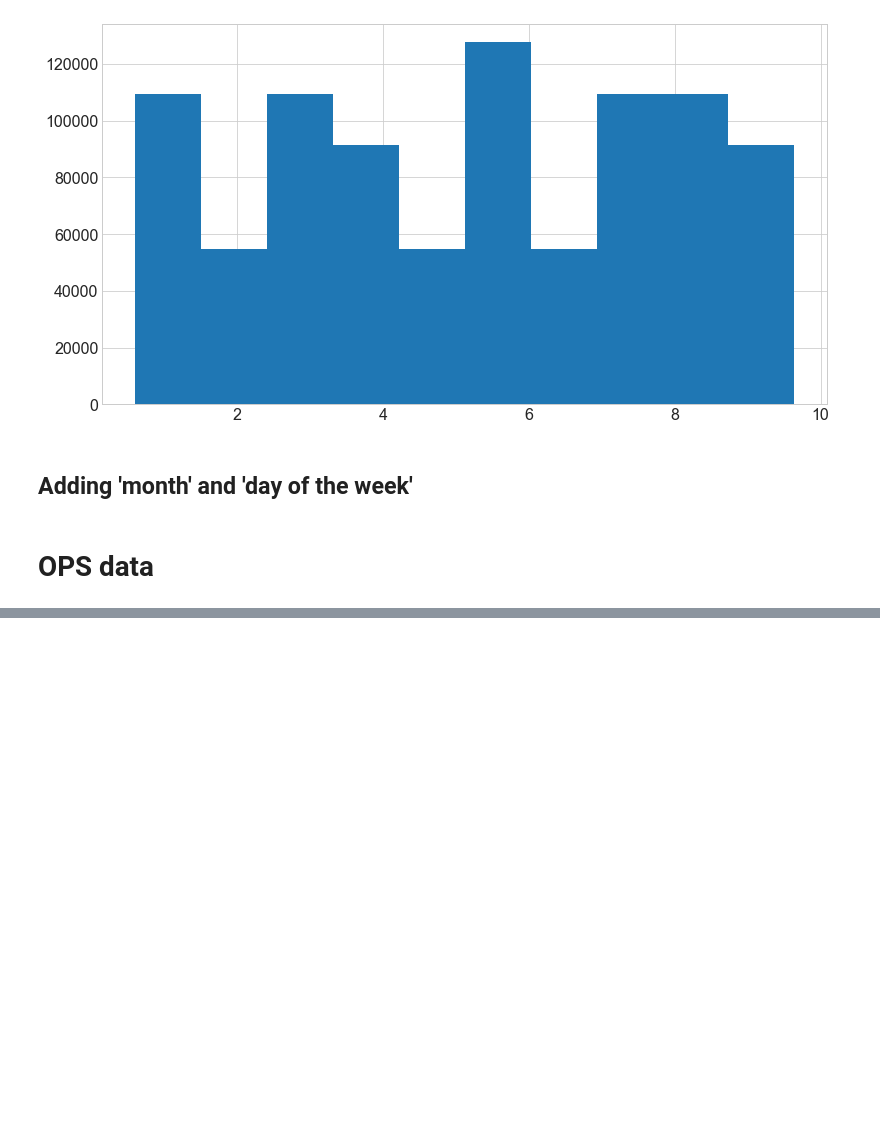
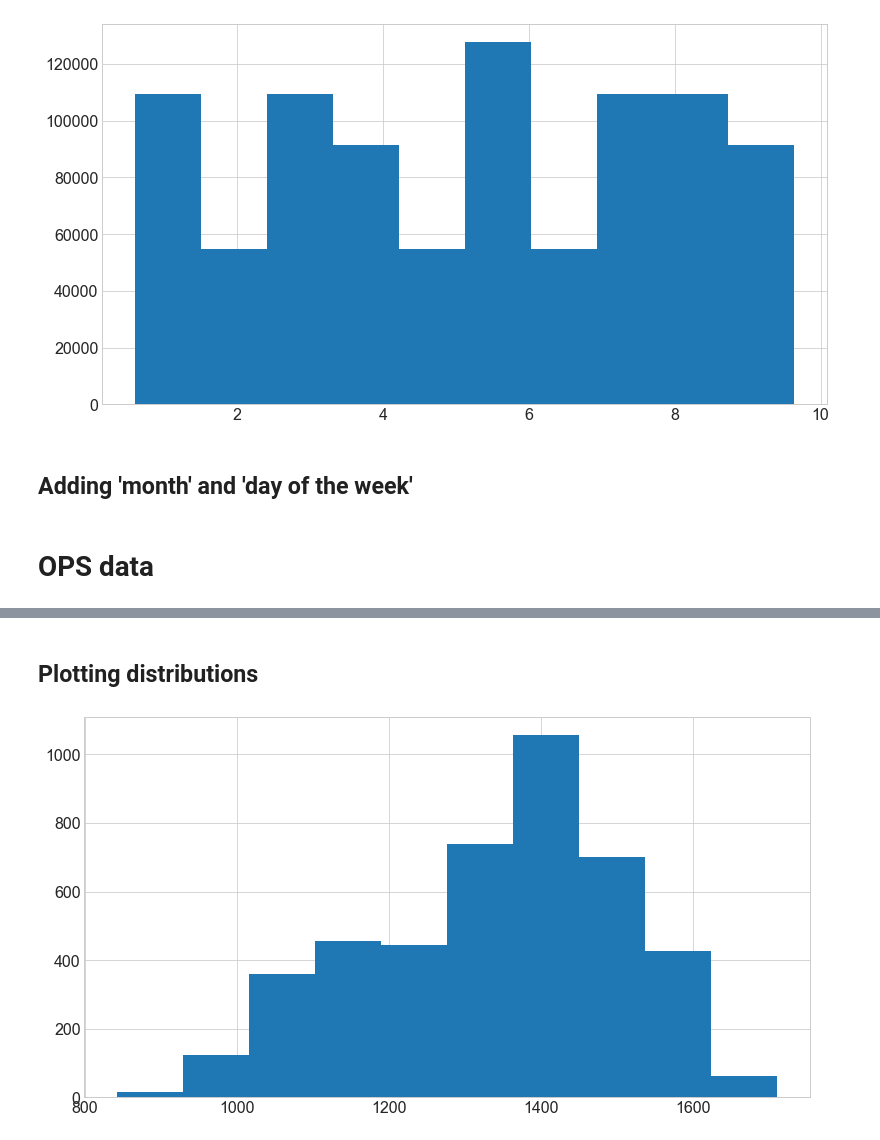
Before and after one commit to Michael-Austin-Mesa/time-series-exercises, a Jupyter notebook: prepare-exercises.ipynb, the cells around one changed output, grey strips where cells are left out. Cells and saved outputs as stored; diff of their text form; code cells hidden in the pictures; blank space fills up the shorter version.

```diff
--- a/prepare-exercises.ipynb
+++ b/prepare-exercises.ipynb
@@ -89,3 +90,5 @@ df['sales_total'] = df.sale_amount * df.item_price
 #df.sales_total
 # %% [markdown]
 # OPS data
+# %%
+ops = pd.read_csv('https://raw.githubusercontent.com/jenfly/opsd/master/opsd_germany_daily.csv')
@@ -91,0 +111,10 @@ df['sales_total'] = df.sale_amount * df.item_price
+# %%
+ops.Date = pd.to_datetime(ops.Date)
+ops = ops.set_index("Date").sort_index()
+# %% [markdown]
+## Plotting distributions
+# %%
+plt.hist(ops.Consumption)
+plt.show()
+# %% [output]
+[figure, added]
```
Also changed, not shown: parts of 10 cells of this notebook.
